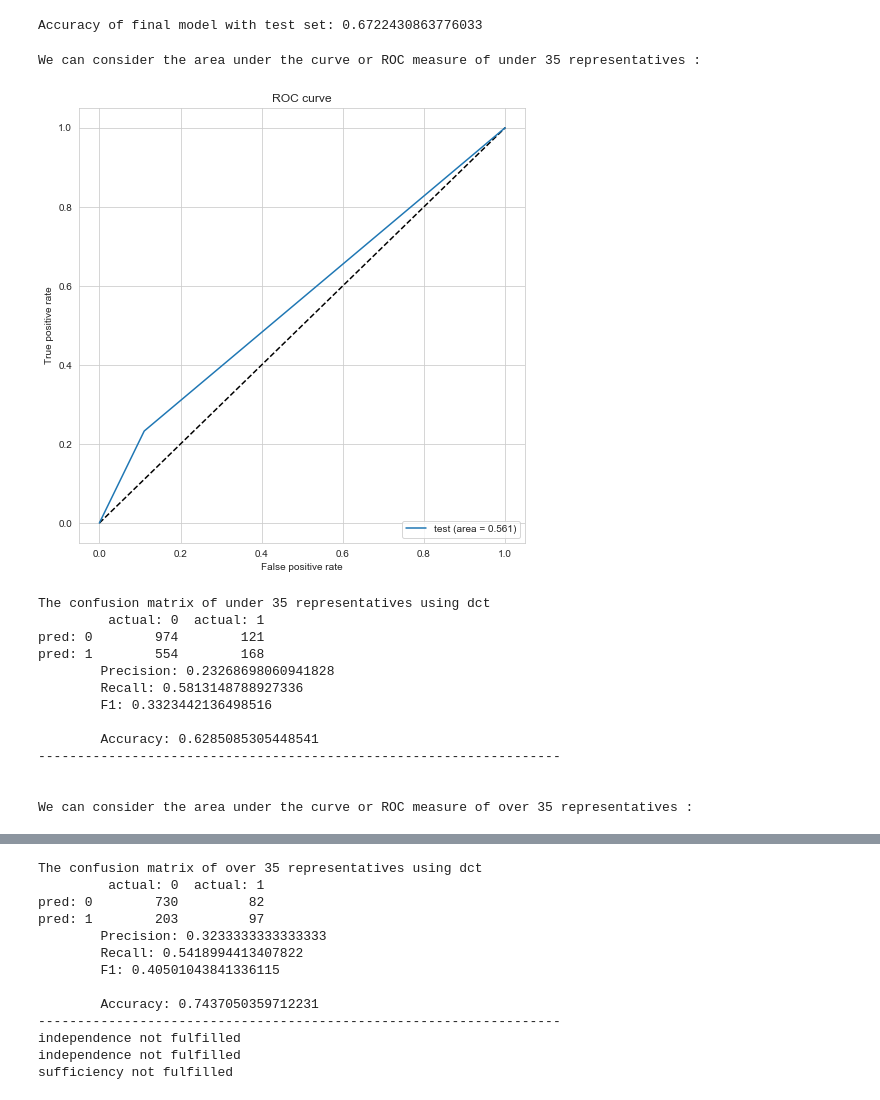
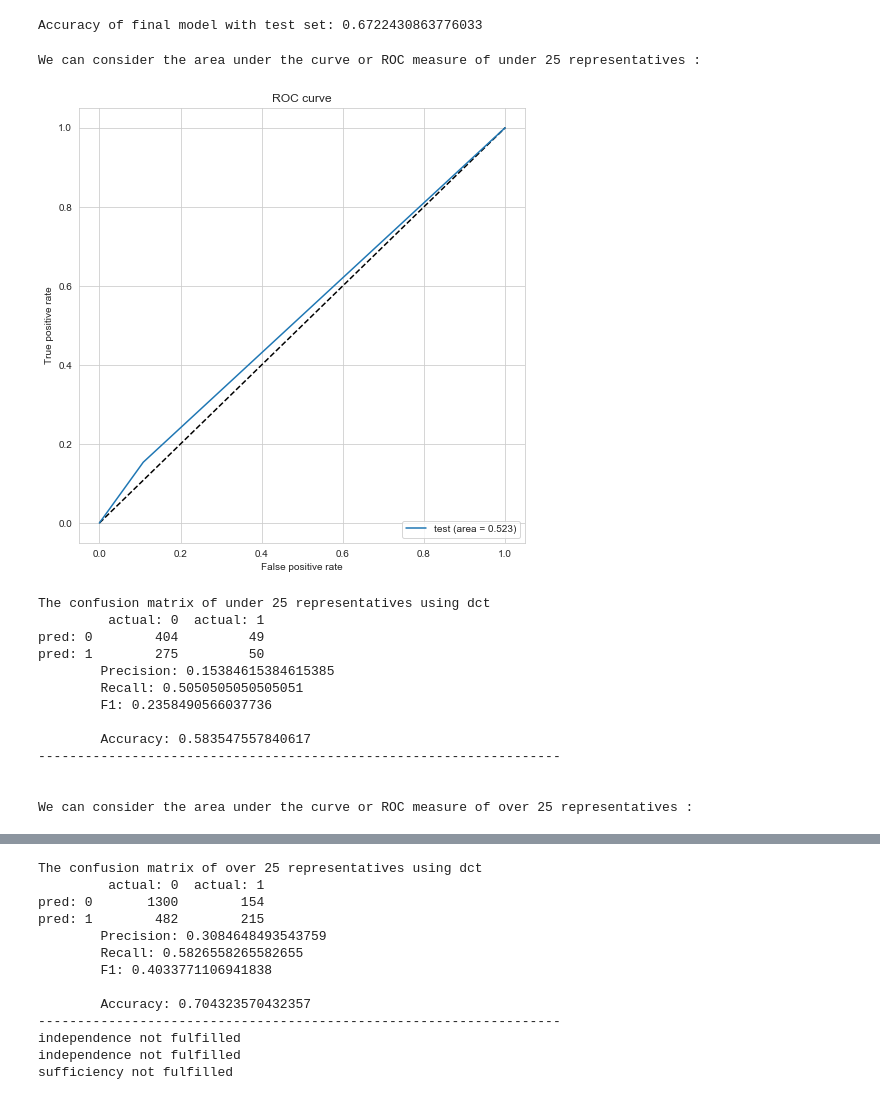
Before and after one commit to OSMaxwell/MIUG_Project, a Jupyter notebook: Untitled.ipynb, the cells around one changed output, grey strips where cells are left out. Cells and saved outputs as stored; diff of their text form; code cells hidden in the pictures.

```diff
--- a/Untitled.ipynb
+++ b/Untitled.ipynb
@@ -1667,7 +1667,7 @@ print('Accuracy of final model with test set:', dct.score(X_test,y_test))
 Accuracy of final model with test set: 0.6722430863776033
 # %%
 a = data.copy()
-age_sep = 35
+age_sep = 25
 
 b = a[a['Age'] <= age_sep]
 
@@ -1684,7 +1684,7 @@ y_pred = dct.predict(x2)
 
 
 
-print('\n \nWe can consider the area under the curve or ROC measure of under 35 representatives :')
+print('\n \nWe can consider the area under the curve or ROC measure of under 25 representatives :')
 
 
 fpr_test, tpr_test, thresholds = roc_curve(y2,y_pred)
@@ -1704,7 +1704,7 @@ plt.show()
 
 cmat = confusion_matrix(y2, y_pred)
 confusion_df = pd.DataFrame(data=cmat, index=['pred: 0', 'pred: 1'], columns=['actual: 0','actual: 1'])
-print('The confusion matrix of under 35 representatives using dct')
+print('The confusion matrix of under 25 representatives using dct')
 print(confusion_df)
 TN = cmat[0,0]
 TP = cmat[1,1]
@@ -1743,7 +1743,7 @@ y2 = y1[y1.index.isin(b.index)]
 y_pred = dct.predict(x3)
 
 
-print('\n \nWe can consider the area under the curve or ROC measure of over 35 representatives :')
+print('\n \nWe can consider the area under the curve or ROC measure of over 25 representatives :')
 
 
 fpr_test, tpr_test, thresholds = roc_curve(y2,y_pred)
@@ -1763,7 +1763,7 @@ plt.show()
 
 cmat = confusion_matrix(y2, y_pred)
 confusion_df = pd.DataFrame(data=cmat, index=['pred: 0', 'pred: 1'], columns=['actual: 0','actual: 1'])
-print('The confusion matrix of over 35 representatives using dct')
+print('The confusion matrix of over 25 representatives using dct')
 print(confusion_df)
 TN1 = cmat[0,0]
 TP1 = cmat[1,1]
@@ -1780,45 +1780,45 @@ print('\tF1:', F1)
 print()
 accuracy1 = (TN1 + TP1) / (TN1 + FN1 + TP1 + FP1)
 print ('\tAccuracy:', accuracy1)
 print('-------------------------------------------------------------------')
 
 
 
 
 
 
 
 
 
 
 
 
 if(abs((TN1+FN1)/(TN1+FN1+TP1+FP1)-(TN+FN)/(TN+FN+TP+FP)) <= error_allowed):
     print('independence fulfilled')
 else:
     print('independence not fulfilled')
 if(abs(TP1/(TP1+FP1)-TP/(TP+FP)) <= error_allowed):
     print('seperation fulfilled')
 else:
     print('independence not fulfilled')
 
 if(abs(TP1/(TP1+FN1)-TP/(TP+FN)) <= error_allowed):
     print('sufficiency fulfilled')
 else:
     print('sufficiency not fulfilled')
 # %% [output]
-We can consider the area under the curve or ROC measure of under 35 representatives :
+We can consider the area under the curve or ROC measure of under 25 representatives :
-[figure, old version]
+[figure, new version]
-The confusion matrix of under 35 representatives using dct
+The confusion matrix of under 25 representatives using dct
          actual: 0  actual: 1
-pred: 0        974        121
-pred: 1        554        168
-        Precision: 0.23268698060941828
-        Recall: 0.5813148788927336
-        F1: 0.3323442136498516
+pred: 0        404         49
+pred: 1        275         50
+        Precision: 0.15384615384615385
+        Recall: 0.5050505050505051
+        F1: 0.2358490566037736
 
-        Accuracy: 0.6285085305448541
+        Accuracy: 0.583547557840617
 -------------------------------------------------------------------
 
 
-We can consider the area under the curve or ROC measure of over 35 representatives :
+We can consider the area under the curve or ROC measure of over 25 representatives :
@@ -1826,12 +1826,12 @@ We can consider the area under the curve or ROC measure of over 35 representativ
-The confusion matrix of over 35 representatives using dct
+The confusion matrix of over 25 representatives using dct
          actual: 0  actual: 1
-pred: 0        730         82
-pred: 1        203         97
-        Precision: 0.3233333333333333
-        Recall: 0.5418994413407822
-        F1: 0.40501043841336115
+pred: 0       1300        154
+pred: 1        482        215
+        Precision: 0.3084648493543759
+        Recall: 0.5826558265582655
+        F1: 0.4033771106941838
 
-        Accuracy: 0.7437050359712231
+        Accuracy: 0.704323570432357
 -------------------------------------------------------------------
 independence not fulfilled
 independence not fulfilled
```
Also changed, not shown: parts of 1 cell of this notebook.
